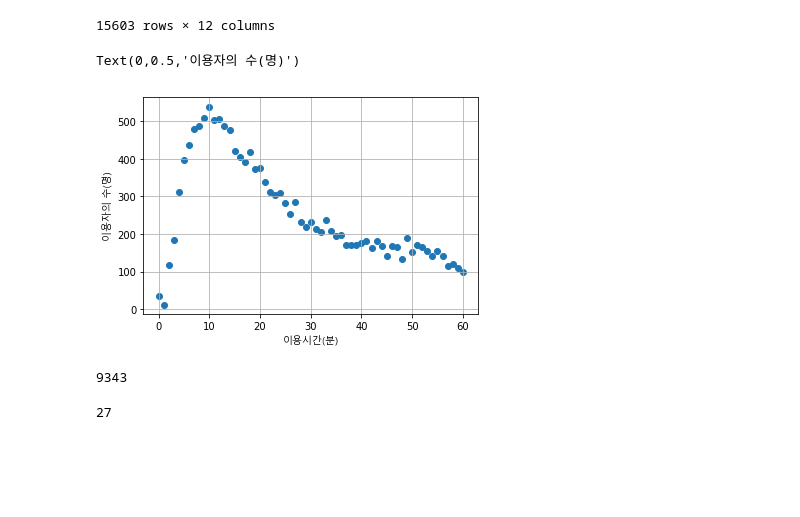
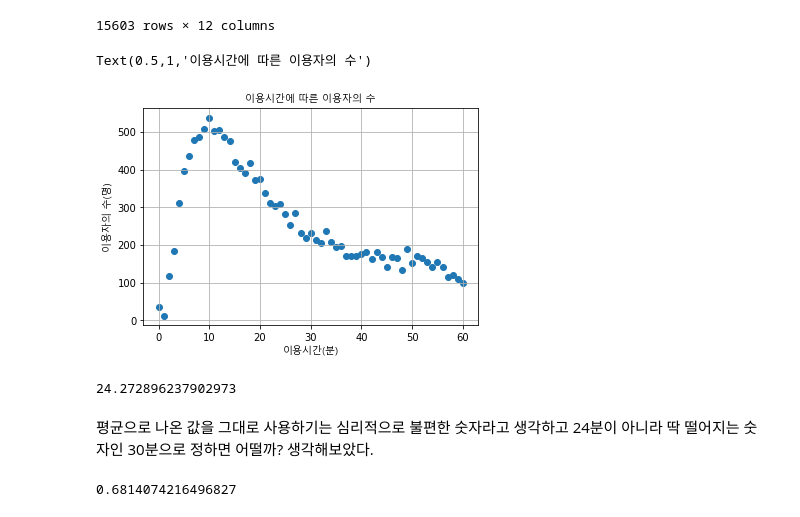
Before and after one commit to sy-k-98/practice, a Jupyter notebook: 11조_따릉이.ipynb, the cells around one changed output. Drawn from its saved outputs; the diff is of its cells as text; code cells hidden in the pictures; blank space fills up the shorter version.

```diff
--- a/11조_따릉이.ipynb
+++ b/11조_따릉이.ipynb
@@ -113,16 +95,19 @@ user = time_5['이동시간'].value_counts()
 # %%
 plt.grid()
 plt.scatter(x = user.index, y = user.values) # x축이 이용시간(분),  y축이 이용시간 count값
 plt.xlabel('이용시간(분)', fontproperties = fontprop)
 plt.ylabel('이용자의 수(명)', fontproperties = fontprop)
+plt.title('이용시간에 따른 이용자의 수', fontproperties = fontprop)
 # %% [output]
-Text(0,0.5,'이용자의 수(명)')
+Text(0.5,1,'이용시간에 따른 이용자의 수')
-[figure, old version]
+[figure, new version]
-# %%
-user.values[user.values > (user.values.mean())].sum() # 이용자의 수의 평균보다 큰 값들의 합계
-# %% [output]
-9343
-# %%
-sorted(user.index[user.values > (user.values.mean())],reverse = True)[0] # 이용자의 수의 평균 값보다 큰 값들의 인덱스 중 가장 높은 숫자  => 27분이 기준의 최솟값
-# %% [output]
-27
+# %%
+sum(user.index * user.values / len(time_5)) # 평균이 24분
+# %% [output]
+24.272896237902973
+# %% [markdown]
+평균으로 나온 값을 그대로 사용하기는 심리적으로 불편한 숫자라고 생각하고 24분이 아니라 딱 떨어지는 숫자인 30분으로 정하면 어떨까? 생각해보았다.
+# %%
+user.values[user.index <= 30].sum() / len(time_5) # 30분을 기준으로 했을 때 그 이하가 약 70%
+# %% [output]
+0.6814074216496827
```
Also changed, not shown: parts of 5 cells of this notebook.
